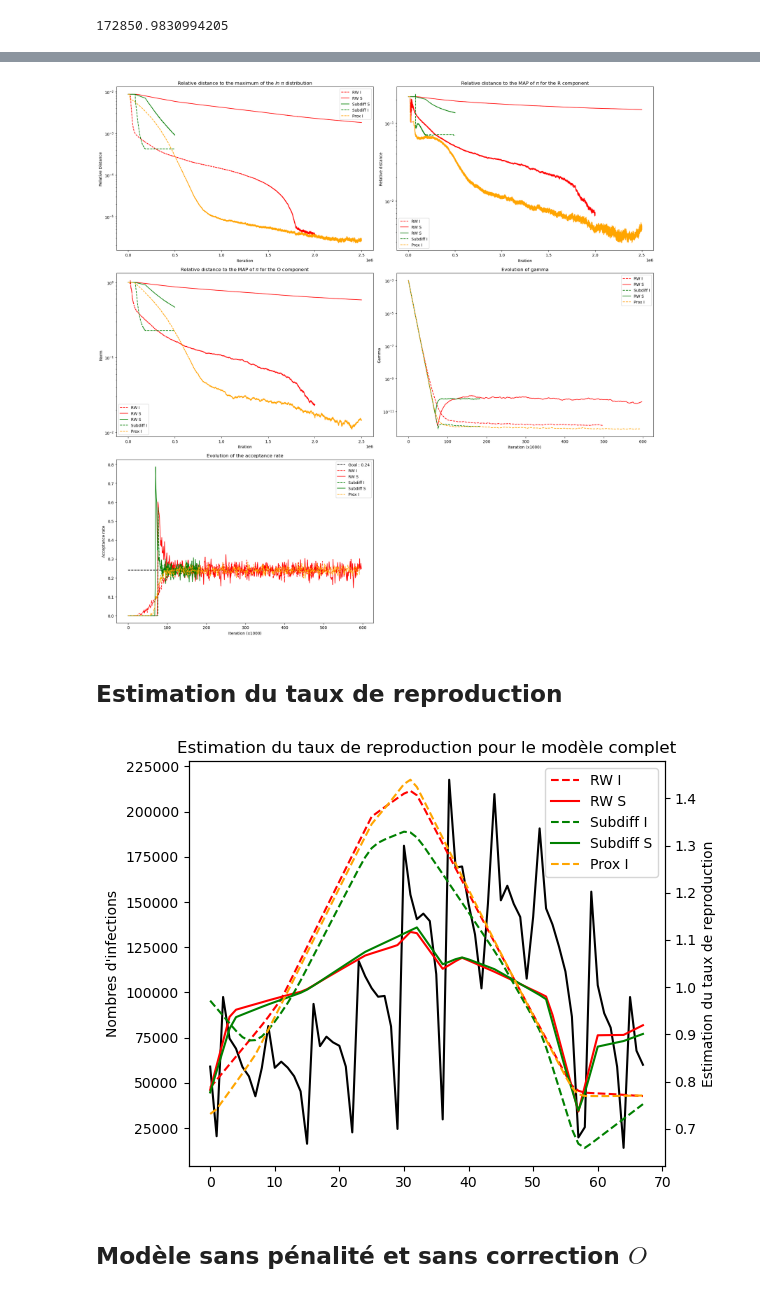
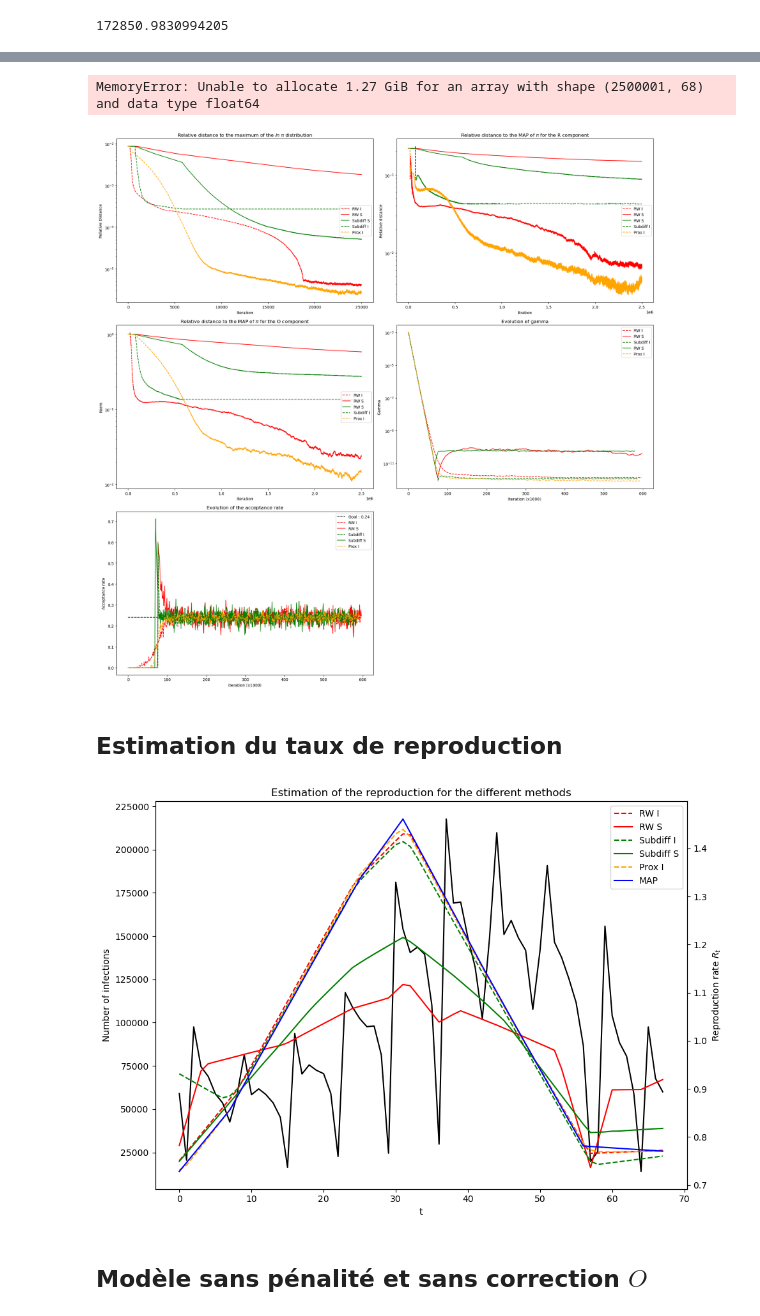
Before and after one commit to vetlerl/mcmc-epidemic, a Jupyter notebook: covid_graphics.ipynb, the cells around one changed output, grey strips where cells are left out. Drawn from its saved outputs; the diff is of its cells as text; code cells hidden in the pictures.

Commit message:
Now everything is good, first plots saved

```diff
--- a/covid_graphics.ipynb
+++ b/covid_graphics.ipynb
@@ -122,0 +163,15 @@ log_pi_prox_image = np.apply_along_axis(lambda theta: log_pi(theta, phi, Z, lamb
+# %%
+plt.figure(figsize=(10,5))
+plt.semilogy(np.linalg.norm(O_image - MAPO, axis=1)/np.linalg.norm(MAPO),color="red",linestyle = "--",label="RW I")
+plt.semilogy(np.linalg.norm(O_source - MAPO, axis=1)/np.linalg.norm(MAPO),color="red",label="RW S")
+plt.semilogy(np.linalg.norm(O_subdiff_source - MAPO, axis=1)/np.linalg.norm(MAPO),color="green",label="RW S")
+plt.semilogy(np.linalg.norm(O_subdiff_image - MAPO, axis=1)/np.linalg.norm(MAPO),color="green",linestyle = "--",label="Subdiff I")
+plt.semilogy(np.linalg.norm(O_prox_image - MAPO, axis=1)/np.linalg.norm(MAPO),color="orange",linestyle = "--",label="Prox I")
+plt.title("Relative distance to the MAP of $\pi$ for the O component")
+plt.xlabel("Iteration")
+plt.ylabel("Norm")
+plt.legend(loc="center right")
+plt.savefig("RelativeDistanceO.png")
+plt.show()
+# %% [output]
+MemoryError: Unable to allocate 1.27 GiB for an array with shape (2500001, 68) and data type float64
@@ -134,7 +216,8 @@ axes[0].semilogy(np.abs(log_pi_prox_image - logpi_max)/logpi_max,color="orange",
 axes[0].set_title("Relative distance to the maximum of the $ln \ \pi$ distribution")
 axes[0].set_xlabel("Iteration")
 axes[0].set_ylabel("Relative Distance")
-axes[0].legend()
+axes[0].legend(loc="center right")
+#axes[0].savefig("LogpiDistance.png",bbox="tight")
 
 # 2. Distance relative à l'argmax de la densité log_pi pour R
 axes[1].semilogy(np.linalg.norm(R_image - MAPR, axis=1)/np.linalg.norm(MAPR),color="red",linestyle = "--",label="RW I")
@@ -145,7 +228,8 @@ axes[1].semilogy(np.linalg.norm(R_prox_image - MAPR, axis=1)/np.linalg.norm(MAPR
 axes[1].set_title("Relative distance to the MAP of $\pi$ for the R component")
 axes[1].set_xlabel("Itration")
 axes[1].set_ylabel("Relative distance")
-axes[1].legend()
+axes[1].legend(loc="center right")
+#axes[1].savefig("RelativeDistanceR.png",bbox="tight")
 
 # 2. Distance à l'argmax de la densité log_pi pour O
 axes[2].semilogy(np.linalg.norm(O_image - MAPO, axis=1)/np.linalg.norm(MAPO),color="red",linestyle = "--",label="RW I")
@@ -154,9 +238,10 @@ axes[2].semilogy(np.linalg.norm(O_subdiff_source - MAPO, axis=1)/np.linalg.norm(
 axes[2].semilogy(np.linalg.norm(O_subdiff_image - MAPO, axis=1)/np.linalg.norm(MAPO),color="green",linestyle = "--",label="Subdiff I")
 axes[2].semilogy(np.linalg.norm(O_prox_image - MAPO, axis=1)/np.linalg.norm(MAPO),color="orange",linestyle = "--",label="Prox I")
 axes[2].set_title("Relative distance to the MAP of $\pi$ for the O component")
-axes[2].set_xlabel("Itration")
+axes[2].set_xlabel("Iteration")
 axes[2].set_ylabel("Norm")
-axes[2].legend()
+axes[2].legend(loc="center right")
+#axes[2].savefig("RelativeDistanceO.png",bbox="tight")
 
 # 4. Évolution de gamma
 axes[3].semilogy(gammas_image,color="red",linestyle = "--",label="RW I")
@@ -168,6 +253,7 @@ axes[3].set_title("Evolution of gamma")
 axes[3].set_xlabel("Iteration (x1000) ")
 axes[3].set_ylabel("Gamma")
 axes[3].legend()
+#axes[3].savefig("Gamma.png",bbox="tight")
 
 # 5. Évolution du taux d’acceptation
 axes[4].hlines(0.24, xmin=0, xmax=len(accepts_image), linestyle='--', color='black', label="Goal : 0.24")
@@ -180,6 +266,7 @@ axes[4].set_title("Evolution of the acceptance rate")
 axes[4].set_xlabel("Iteration (x1000)")
 axes[4].set_ylabel("Acceptance rate")
 axes[4].legend()
+#axes[4].savefig("Accept.png",bbox="tight")
 
 # Supprimer le dernier subplot vide (le 6e)
 fig.delaxes(axes[5])
@@ -187,36 +274,39 @@ fig.delaxes(axes[5])
 plt.tight_layout()
 plt.show()
 # %% [output]
-[figure, old version]
+[figure, new version]
 # %% [markdown]
 ## Estimation du taux de reproduction
 # %%
 #Take the median of the second half of the simulations as estimator
 R_hat_image=np.quantile(R_image[int(len(R_image)/2):,:],0.5,axis=0)
 R_hat_source=np.quantile(R_source[int(len(R_source)/2):,:],0.5,axis=0)
 R_hat_subdiff_image=np.quantile(R_subdiff_image[int(len(R_subdiff_image)/2):,:],0.5,axis=0)
 R_hat_subdiff_source=np.quantile(R_subdiff_source[int(len(R_subdiff_source)/2):,:],0.5,axis=0)
 R_hat_prox_image=np.quantile(R_prox_image[int(len(R_prox_image)/2):,:],0.5,axis=0)
-fig, ax1 = plt.subplots()
+fig, ax1 = plt.subplots(figsize=(10, 7))
 
 ax2 = ax1.twinx()  # deuxième axe y indépendant mais même axe x
 
 ax1.plot(Z, color='black',linestyle="-")
 ax2.plot(R_hat_image, color="red",linestyle="--",label="RW I")
 ax2.plot(R_hat_source, color="red",label="RW S")
 ax2.plot(R_hat_subdiff_image, color="green",linestyle="--",label="Subdiff I")
 ax2.plot(R_hat_subdiff_source, color="green",label="Subdiff S")
 ax2.plot(R_hat_prox_image, color="orange",linestyle="--",label="Prox I")
+ax2.plot(MAPR,color="blue",label="MAP")
 
-ax1.set_ylabel('Nombres d\'infections', color='black')
-ax2.set_ylabel('Estimation du taux de reproduction', color='black')
-plt.title("Estimation du taux de reproduction pour le modèle complet")
+ax1.set_xlabel("t")
+ax1.set_ylabel('Number of infections', color='black')
+ax2.set_ylabel('Reproduction rate $R_t$', color='black')
+plt.title("Estimation of the reproduction for the different methods")
 plt.legend()
 
 fig.tight_layout()
+fig.savefig("EstimationR.png")
 plt.show()
 # %% [output]
-[figure, old version]
+[figure, new version]
 # %% [markdown]
 ## Modèle sans pénalité et sans correction $O$
 # %%
```
Also changed, not shown: parts of 14 cells of this notebook, 6 other files.
